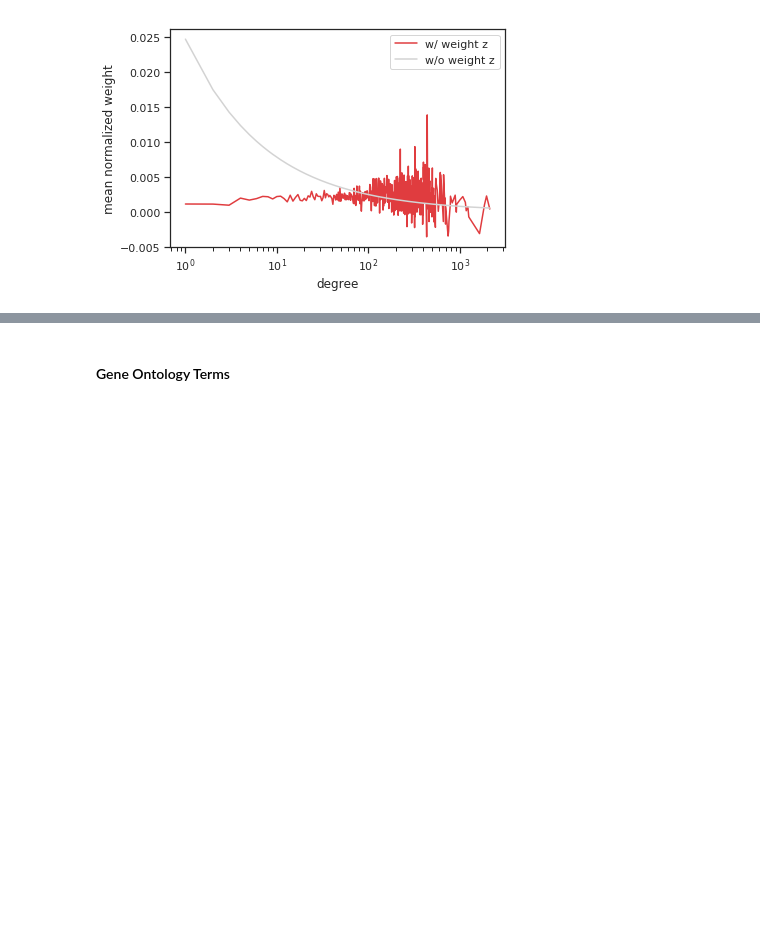
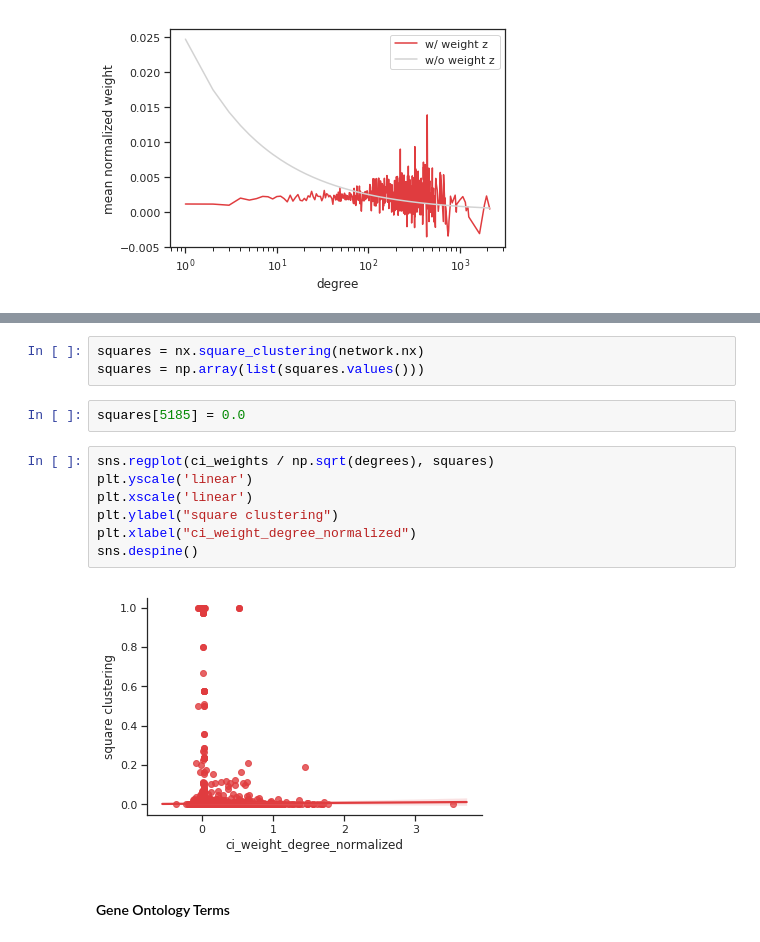
Before and after one commit to seyuboglu/milieu, a Jupyter notebook: notebooks/lci_analysis.ipynb, the cells around one changed output, grey strips where cells are left out. Saved outputs shown, nothing was run; the diff lists cells and outputs as text; blank space fills up the shorter version.

```diff
--- a/notebooks/lci_analysis.ipynb
+++ b/notebooks/lci_analysis.ipynb
@@ -132,3 +151,17 @@ Text(0, 0.5, 'mean normalized weight')
+# %%
+squares = nx.square_clustering(network.nx)
+squares = np.array(list(squares.values()))
+# %%
+squares[5185] = 0.0
+# %%
+sns.regplot(ci_weights / np.sqrt(degrees), squares)
+plt.yscale('linear')
+plt.xscale('linear')
+plt.ylabel("square clustering")
+plt.xlabel("ci_weight_degree_normalized")
+sns.despine()
+# %% [output]
+[figure, added]
 # %% [markdown]
 #### Gene Ontology Terms
 # %%
```
Also changed, not shown: parts of 14 cells of this notebook, 3 other files.
